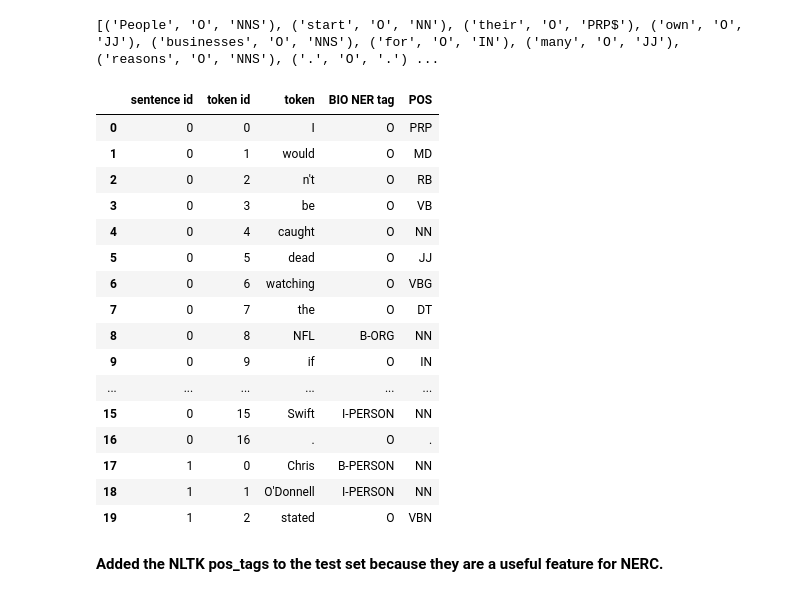
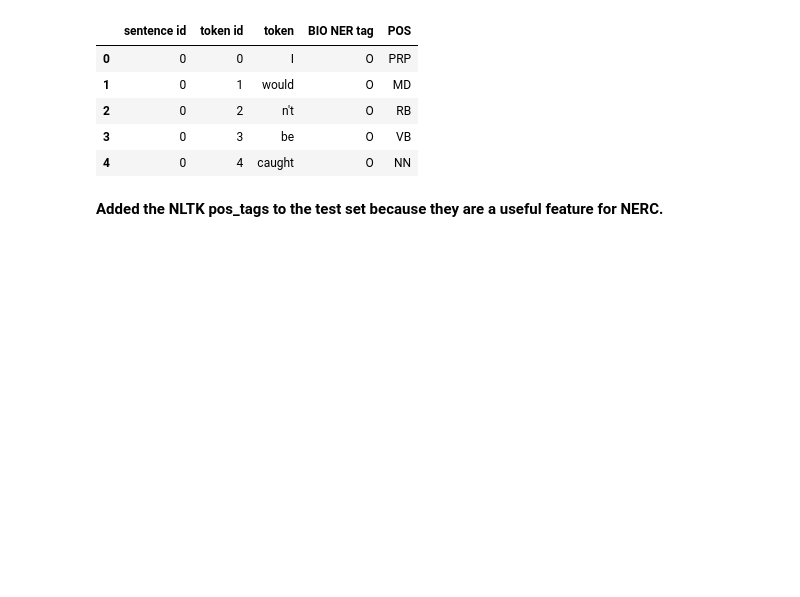
Before and after one commit to yari-iray/ba-text-mining-group19, a Jupyter notebook: final_project/final_NER_pseudoembeddings.ipynb, the cells around one changed output. Cells and saved outputs as stored; diff of their text form; code cells hidden in the pictures; blank space fills up the shorter version.

```diff
--- a/final_project/final_NER_pseudoembeddings.ipynb
+++ b/final_project/final_NER_pseudoembeddings.ipynb
@@ -24,36 +24,23 @@ for row in ontonotes5_train_dataset.iterrows():
     for item in zipped:
         training_tokens.append((item[0], labels[item[1]], nltk.pos_tag([item[0]])[0][1]))
 
-print(training_tokens[0:10])
+# print(training_tokens[0:10])
-# %% [output]
-[('People', 'O', 'NNS'), ('start', 'O', 'NN'), ('their', 'O', 'PRP$'), ('own', 'O', 'JJ'), ('businesses', 'O', 'NNS'), ('for', 'O', 'IN'), ('many', 'O', 'JJ'), ('reasons', 'O', 'NNS'), ('.', 'O', '.') ...
 # %%
 df_ner_test = pd.read_csv('data/ner-test.tsv', delimiter='\t')
 
 # adding POS tags
 def pos_tagging(token):
     return nltk.pos_tag([token])[0][1]
 
 df_ner_test['POS'] = df_ner_test['token'].apply(pos_tagging)
-df_ner_test.head(20)
+df_ner_test.head()
 # %% [output]
 |  | sentence id | token id | token | BIO NER tag | POS |
 | 0 | 0 | 0 | I | O | PRP |
 | 1 | 0 | 1 | would | O | MD |
 | 2 | 0 | 2 | n't | O | RB |
 | 3 | 0 | 3 | be | O | VB |
 | 4 | 0 | 4 | caught | O | NN |
-| 5 | 0 | 5 | dead | O | JJ |
-| 6 | 0 | 6 | watching | O | VBG |
-| 7 | 0 | 7 | the | O | DT |
-| 8 | 0 | 8 | NFL | B-ORG | NN |
-| 9 | 0 | 9 | if | O | IN |
-| ... | ... | ... | ... | ... | ... |
-| 15 | 0 | 15 | Swift | I-PERSON | NN |
-| 16 | 0 | 16 | . | O | . |
-| 17 | 1 | 0 | Chris | B-PERSON | NN |
-| 18 | 1 | 1 | O'Donnell | I-PERSON | NN |
-| 19 | 1 | 2 | stated | O | VBN |
 # %% [markdown]
 **Added the NLTK pos_tags to the test set because they are a useful feature for NERC.**
 # %%
```
Also changed, not shown: parts of 14 cells of this notebook.
